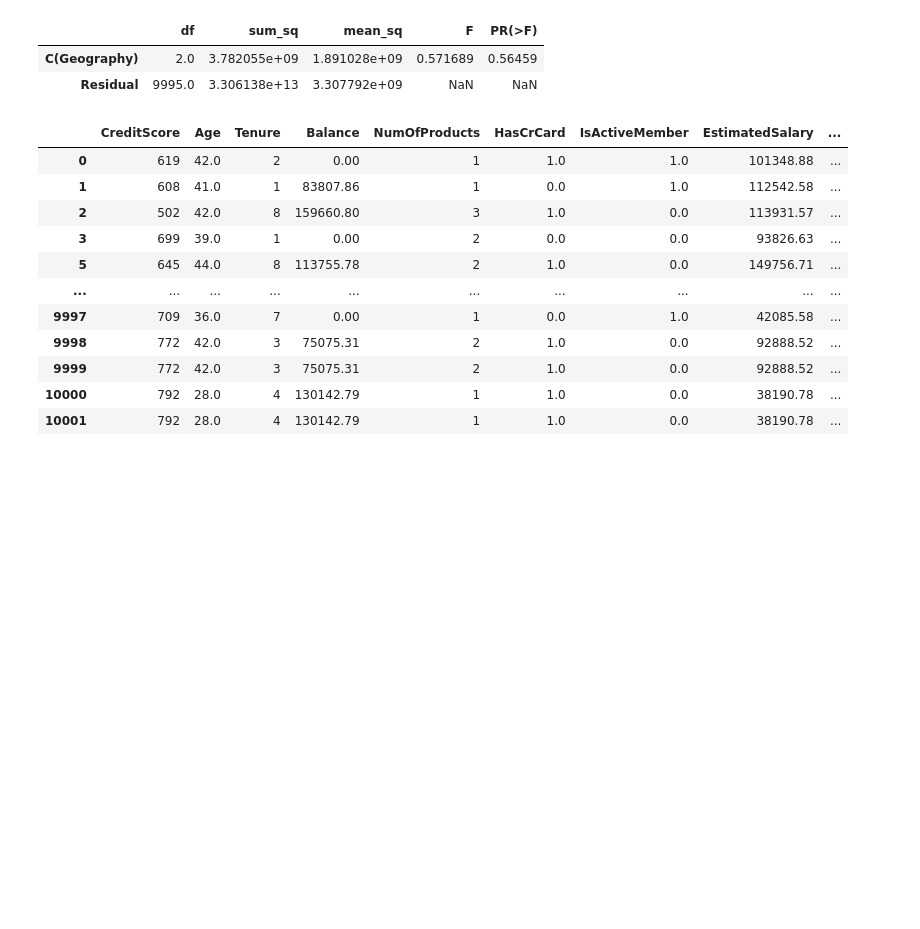
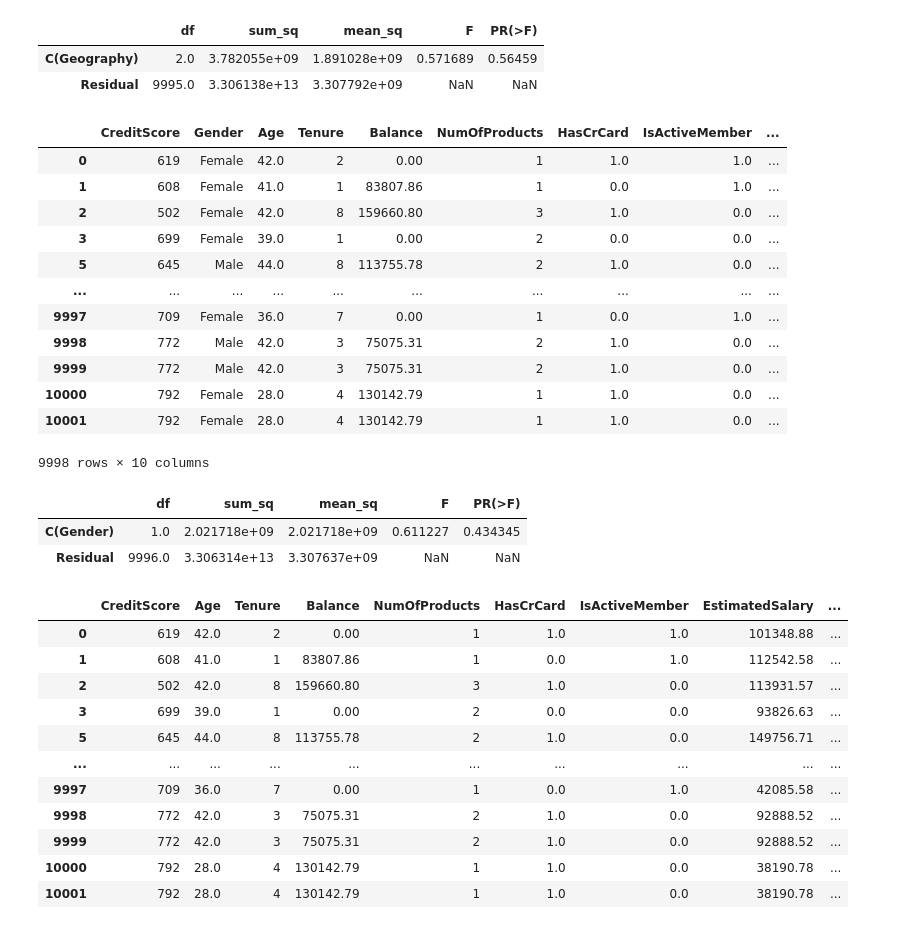
Before and after one commit to yessss28/Estadistica, a Jupyter notebook: Regresión_lineal_múltiple.ipynb, the cells around one changed output. Cells and saved outputs as stored; diff of their text form; code cells hidden in the pictures; blank space fills up the shorter version.

```diff
--- a/Regresión_lineal_múltiple.ipynb
+++ b/Regresión_lineal_múltiple.ipynb
@@ -50,6 +67,36 @@ tabla_anova
 |  | df | sum_sq | mean_sq | F | PR(>F) |
 | C(Geography) | 2.0 | 3.782055e+09 | 1.891028e+09 | 0.571689 | 0.56459 |
 | Residual | 9995.0 | 3.306138e+13 | 3.307792e+09 | NaN | NaN |
+# %%
+df.drop(columns = ["Geography"], inplace = True)
+df
+# %% [output]
+|  | CreditScore | Gender | Age | Tenure | Balance | NumOfProducts | HasCrCard | IsActiveMember | ... |
+| 0 | 619 | Female | 42.0 | 2 | 0.00 | 1 | 1.0 | 1.0 | ... |
+| 1 | 608 | Female | 41.0 | 1 | 83807.86 | 1 | 0.0 | 1.0 | ... |
+| 2 | 502 | Female | 42.0 | 8 | 159660.80 | 3 | 1.0 | 0.0 | ... |
+| 3 | 699 | Female | 39.0 | 1 | 0.00 | 2 | 0.0 | 0.0 | ... |
+| 5 | 645 | Male | 44.0 | 8 | 113755.78 | 2 | 1.0 | 0.0 | ... |
+| ... | ... | ... | ... | ... | ... | ... | ... | ... | ... |
+| 9997 | 709 | Female | 36.0 | 7 | 0.00 | 1 | 0.0 | 1.0 | ... |
+| 9998 | 772 | Male | 42.0 | 3 | 75075.31 | 2 | 1.0 | 0.0 | ... |
+| 9999 | 772 | Male | 42.0 | 3 | 75075.31 | 2 | 1.0 | 0.0 | ... |
+| 10000 | 792 | Female | 28.0 | 4 | 130142.79 | 1 | 1.0 | 0.0 | ... |
+| 10001 | 792 | Female | 28.0 | 4 | 130142.79 | 1 | 1.0 | 0.0 | ... |
+9998 rows × 10 columns
+# %%
+import statsmodels.api as sm
+import statsmodels.formula.api as smf
+
+modelo=smf.ols("EstimatedSalary ~ C(Gender)",data=df).fit()
+tabla_anova = sm.stats.anova_lm(modelo)
+tabla_anova
+
+#No rechazamos las hipotesis nula, no hay diferencia de grupos
+# %% [output]
+|  | df | sum_sq | mean_sq | F | PR(>F) |
+| C(Gender) | 1.0 | 2.021718e+09 | 2.021718e+09 | 0.611227 | 0.434345 |
+| Residual | 9996.0 | 3.306314e+13 | 3.307637e+09 | NaN | NaN |
 # %%
 df.drop(columns = ["Gender"], inplace = True)
 df
```
Also changed, not shown: parts of 13 cells of this notebook.
